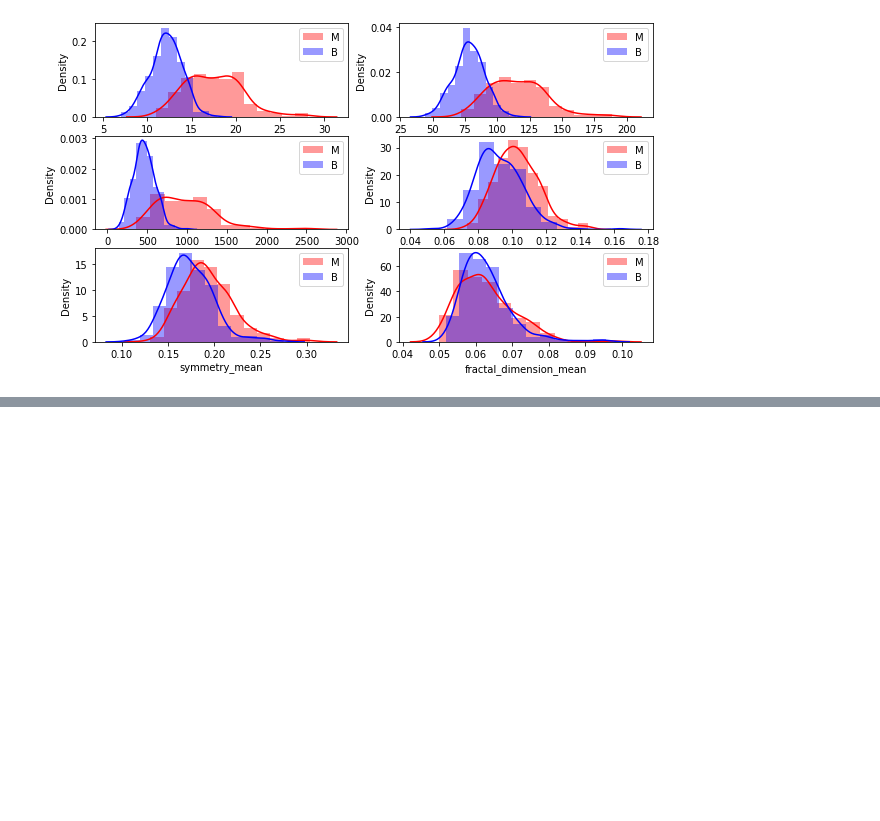
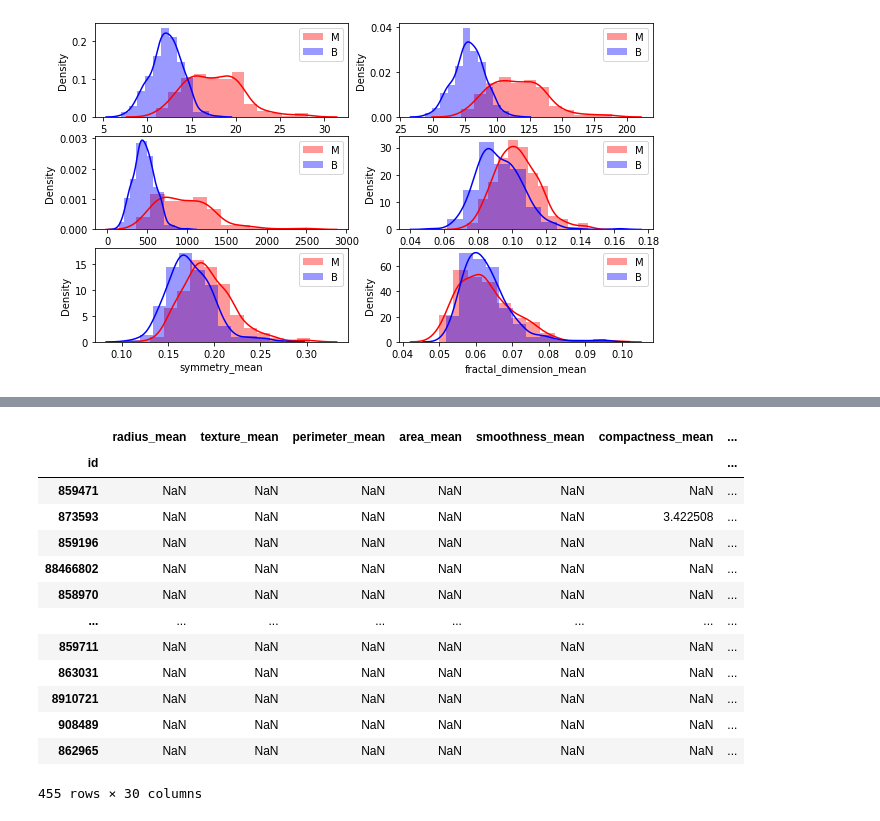
Before and after one commit to a-forty-two/COG-02082021, a Jupyter notebook: BreastCancerAnalysis_2.ipynb, the cells around one changed output, grey strips where cells are left out. Cells and saved outputs as stored; diff of their text form; code cells hidden in the pictures; blank space fills up the shorter version.

```diff
--- a/BreastCancerAnalysis_2.ipynb
+++ b/BreastCancerAnalysis_2.ipynb
@@ -127,0 +265,3 @@ plt.show()
+# %%
+mydata = mydata.iloc[:,:-1]
+mydata.tail()
@@ -127,0 +276,4 @@ plt.show()
+# %%
+from sklearn.model_selection import train_test_split
+diagnosis = mydata['diagnosis']
+xtrain,xtest,ytrain,ytest = train_test_split(inputs, diagnosis,  test_size=0.2, random_state=42)
@@ -127,0 +320,5 @@ plt.show()
+# %%
+stats = xtrain.describe().T
+mu = stats['mean']
+sigma = stats['std']
+xtrain_norm = (xtrain-mu)/sigma
@@ -127,0 +346,18 @@ plt.show()
+# %%
+trainingoutliers = xtrain_norm[xtrain_norm>3]
+trainingoutliers
+# %% [output]
+|  | radius_mean | texture_mean | perimeter_mean | area_mean | smoothness_mean | compactness_mean | ... |
+| id |  |  |  |  |  |  | ... |
+| 859471 | NaN | NaN | NaN | NaN | NaN | NaN | ... |
+| 873593 | NaN | NaN | NaN | NaN | NaN | 3.422508 | ... |
+| 859196 | NaN | NaN | NaN | NaN | NaN | NaN | ... |
+| 88466802 | NaN | NaN | NaN | NaN | NaN | NaN | ... |
+| 858970 | NaN | NaN | NaN | NaN | NaN | NaN | ... |
+| ... | ... | ... | ... | ... | ... | ... | ... |
+| 859711 | NaN | NaN | NaN | NaN | NaN | NaN | ... |
+| 863031 | NaN | NaN | NaN | NaN | NaN | NaN | ... |
+| 8910721 | NaN | NaN | NaN | NaN | NaN | NaN | ... |
+| 908489 | NaN | NaN | NaN | NaN | NaN | NaN | ... |
+| 862965 | NaN | NaN | NaN | NaN | NaN | NaN | ... |
+455 rows × 30 columns
```
Also changed, not shown: parts of 22 cells of this notebook.
